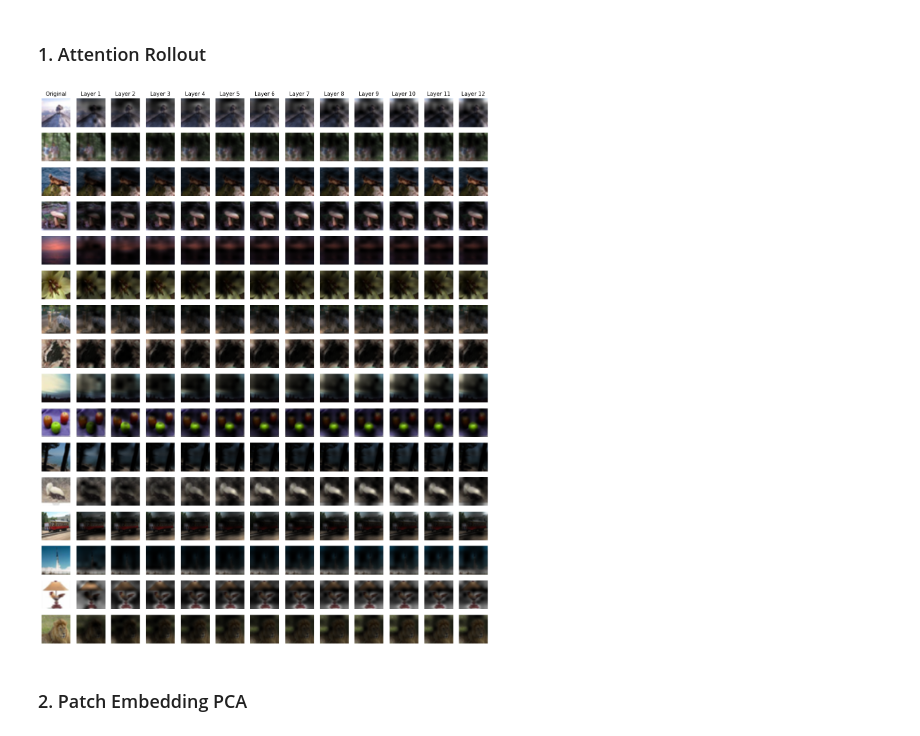
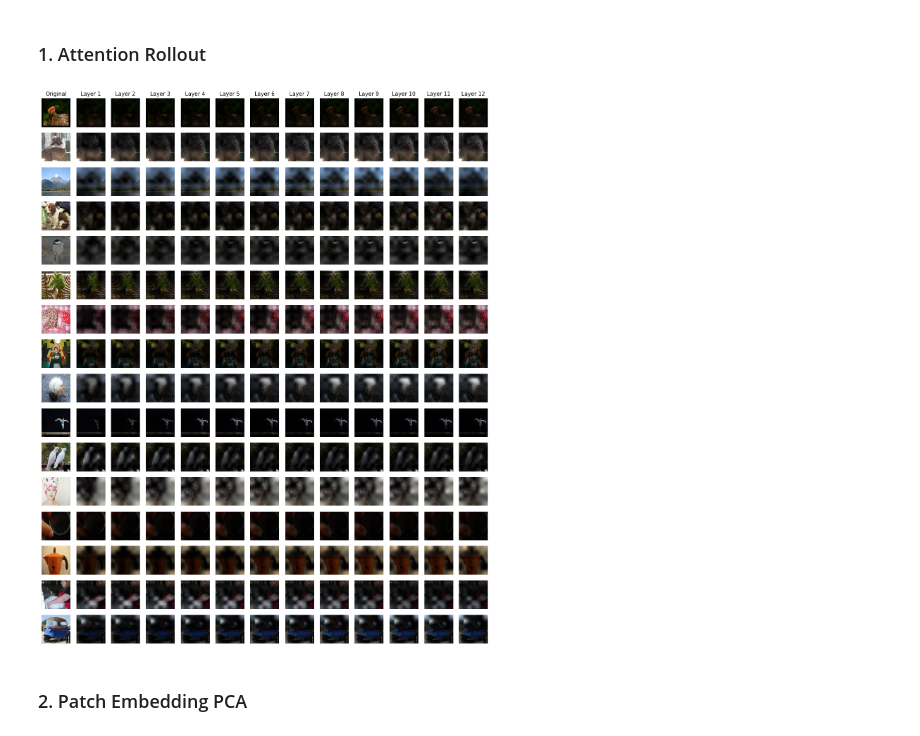
Before and after one commit to ztzhu1/LLM-papers-from-scratch, a Jupyter notebook: llm_papers/vit/analysis.ipynb, the cells around one changed output. Saved outputs shown, nothing was run; the diff lists cells and outputs as text; code cells hidden in the pictures.

Commit message:
Use ImageNet for attention rollout examples

```diff
--- a/llm_papers/vit/analysis.ipynb
+++ b/llm_papers/vit/analysis.ipynb
@@ -28,21 +28,20 @@ from llm_papers.vit.model import ViT
 The autoreload extension is already loaded. To reload it, use:
   %reload_ext autoreload
 # %%
-# model = ViT(
-#     img_size=224,
-#     patch_size=32,
-#     num_classes=100,
-#     d_model=768,
-#     d_mlp=3072,
-#     num_layers=12,
-#     num_heads=12,
-# ).eval()
-# model_timm = timm.create_model("vit_base_patch32_224", pretrained=True, num_classes=model.num_classes)
-# image_processor = AutoImageProcessor.from_pretrained(model_timm.default_cfg['hf_hub_id'])
-# model.load_timm(model_timm.state_dict())
-model = ViTModel.from_pretrained('google/vit-base-patch32-224-in21k')
+model = ViT(
+    img_size=224,
+    patch_size=32,
+    num_classes=100,
+    d_model=768,
+    d_mlp=3072,
+    num_layers=12,
+    num_heads=12,
+).eval()
+model_timm = timm.create_model("vit_base_patch32_224", pretrained=True, num_classes=model.num_classes)
+model.load_timm(model_timm.state_dict())
+image_processor = AutoImageProcessor.from_pretrained(
+    "timm/vit_base_patch32_224.augreg_in21k_ft_in1k"
+)
+# model = ViTModel.from_pretrained("google/vit-base-patch32-224-in21k")
 # %% [markdown]
 ### 1. Attention Rollout
-# %%
-dataset = datasets.load_dataset("uoft-cs/cifar100")
-test_dataset = CIFARDataset(dataset["test"], image_processor)
@@ -54,12 +48,18 @@ images = torch.cat(images, dim=0)
+# %%
+dataset = datasets.load_dataset("ILSVRC/imagenet-1k", split="validation", streaming=1)
+images = list(dataset.take(16))
+# %%
+raw_images = [image["image"] for image in images]
+images_array = image_processor(raw_images)['pixel_values']
 # %%
 @torch.inference_mode()
 def attention_rollout(model, residual=True):
     if isinstance(model, ViTModel):
         model.set_attn_implementation("eager")
-        result = model(images, output_attentions=True)
+        result = model(images_array, output_attentions=True)
         attentions = torch.stack(result.attentions)  # (num_layers, B, H, L, L)
     else:
-        attentions = model(images, output_attentions=True)  # (num_layers, B, H, L, L)
+        attentions = model(images_array, output_attentions=True)  # (num_layers, B, H, L, L)
     attentions = attentions.mean(2)  # (num_layers, B, L, L)
     attentions = attentions.swapaxes(0, 1)  # (B, num_layers, L, L)
     if residual:
@@ -78,34 +78,34 @@ def attention_rollout(model, residual=True):
     B, num_layers = masks.shape[:2]
     masks = masks.view(B, num_layers, num_patch_side, num_patch_side)
     transform = transforms.Resize(
         [224, 224], interpolation=transforms.InterpolationMode.BICUBIC
     )
     masks = transform(masks).cpu().numpy()  # (B, num_layers, h, w)
     fig, axes = plt.subplots(B, num_layers + 1, figsize=(num_layers + 1, B))
     for i in range(B):
         original_image = np.asarray(transform(raw_images[i])) / 255.0
         mask = masks[i][..., None]  # (num_layers, h, w, 1)
         for k in range(len(mask)):
             mask[k] = (mask[k] - mask[k].min()) / (mask[k].max() - mask[k].min())
         axes[i, 0].imshow(original_image, interpolation="none")
         axes[i, 0].axis("off")
         for j in range(num_layers):
             alpha = 1 - mask[j]  # (h, w, 1)
             _mask = np.concat([np.zeros_like(original_image), alpha], axis=-1)
             axes[i, j + 1].imshow(original_image, interpolation="none")
             axes[i, j + 1].imshow(_mask, interpolation="none")
             axes[i, j + 1].axis("off")
             if i == 0:
                 axes[i, j + 1].set_title(f"Layer {j+1}")
     axes[0, 0].set_title("Original")
     plt.tight_layout()
     plt.show()
 
 
 attention_rollout(model, residual=True)
 # attention_rollout(model, residual=False)
 # %% [output]
-[figure, old version]
+[figure, new version]
 # %% [markdown]
 ### 2. Patch Embedding PCA
 # %%
```
Also changed, not shown: parts of 1 cell of this notebook.
